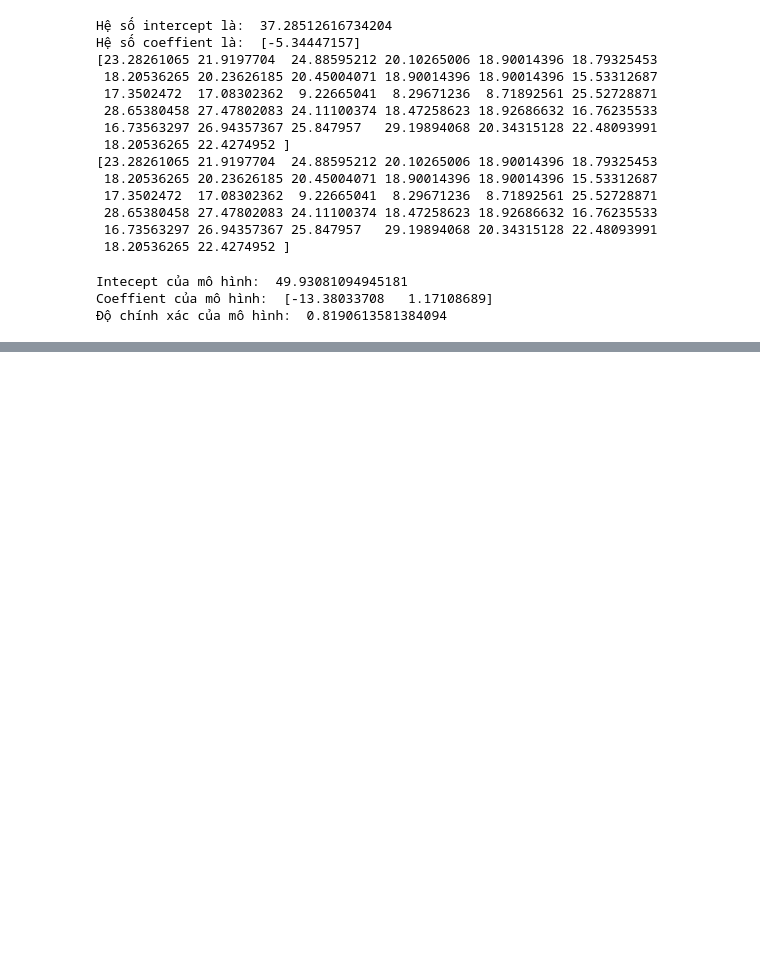
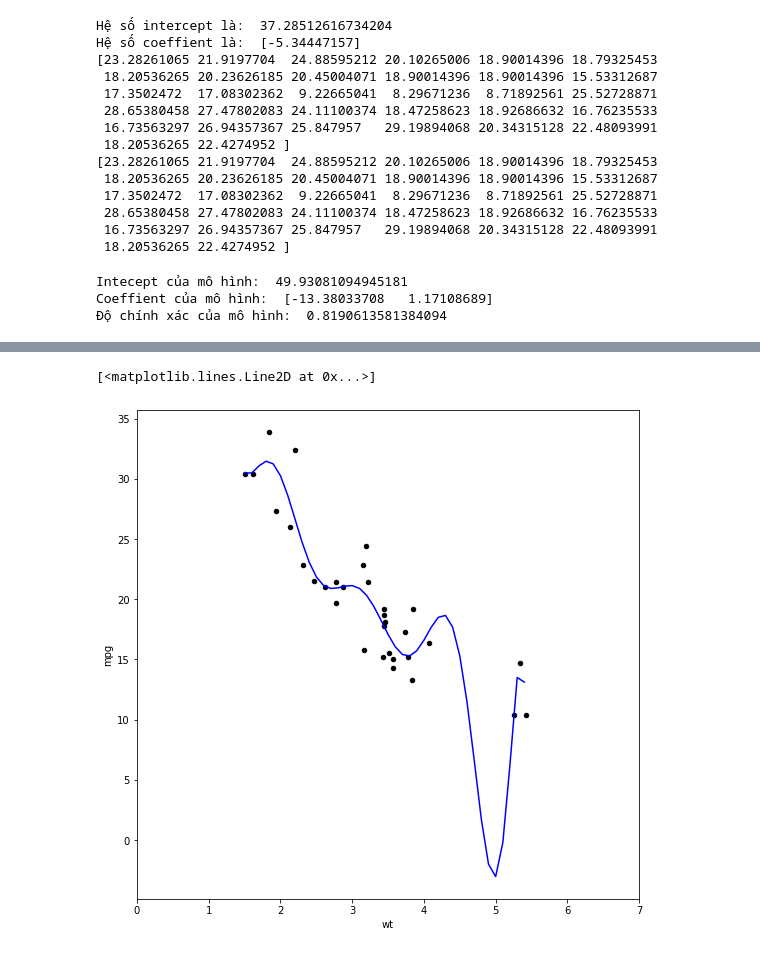
Before and after one commit to Steel3264/AI, a Jupyter notebook: AI_W7_17_03_23.ipynb, the cells around one changed output, grey strips where cells are left out. Saved outputs shown, nothing was run; the diff lists cells and outputs as text; code cells hidden in the pictures; blank space fills up the shorter version.

```diff
--- a/AI_W7_17_03_23.ipynb
+++ b/AI_W7_17_03_23.ipynb
@@ -87,0 +119,12 @@ Coeffient của mô hình:  [-13.38033708   1.17108689]
+# %%
+import numpy as np
+range = np.arange(1.5, 5.5, 0.1)
+X_range=pd.DataFrame([range,range**1,range**2,range**3,range**4,range**5,range**6,range**7,range**8,range**9,range**10]).T
+y_pred = model.predict(X=X_range)
+data.plot(kind = 'scatter', x='wt',
+          y = 'mpg', figsize = (9,9), color = 'black',
+          xlim = (0,7))
+plt.plot(range, y_pred, color = 'blue')
+# %% [output]
+[<matplotlib.lines.Line2D at 0x...>]
+[figure, added]
```
Also changed, not shown: parts of 3 cells of this notebook.
